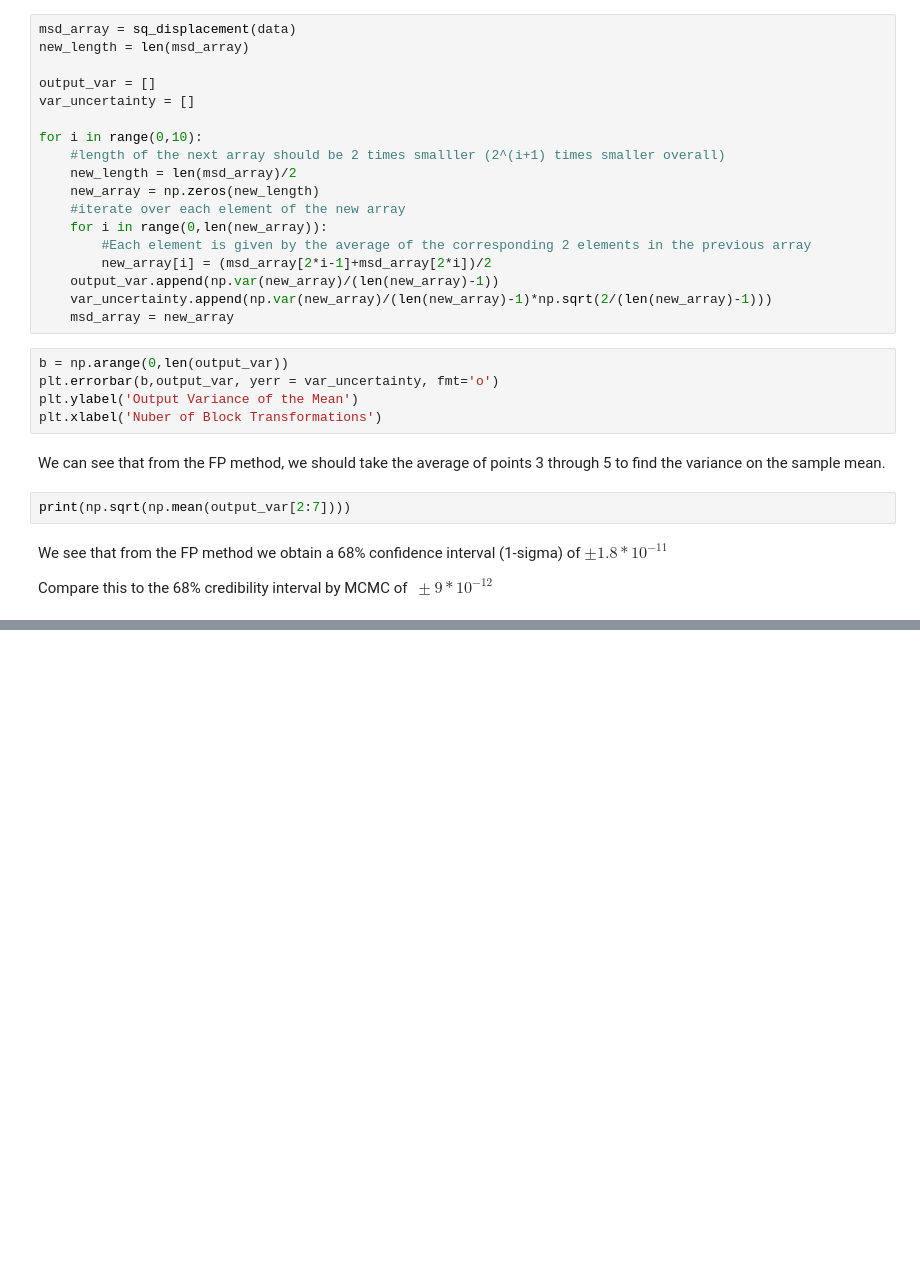
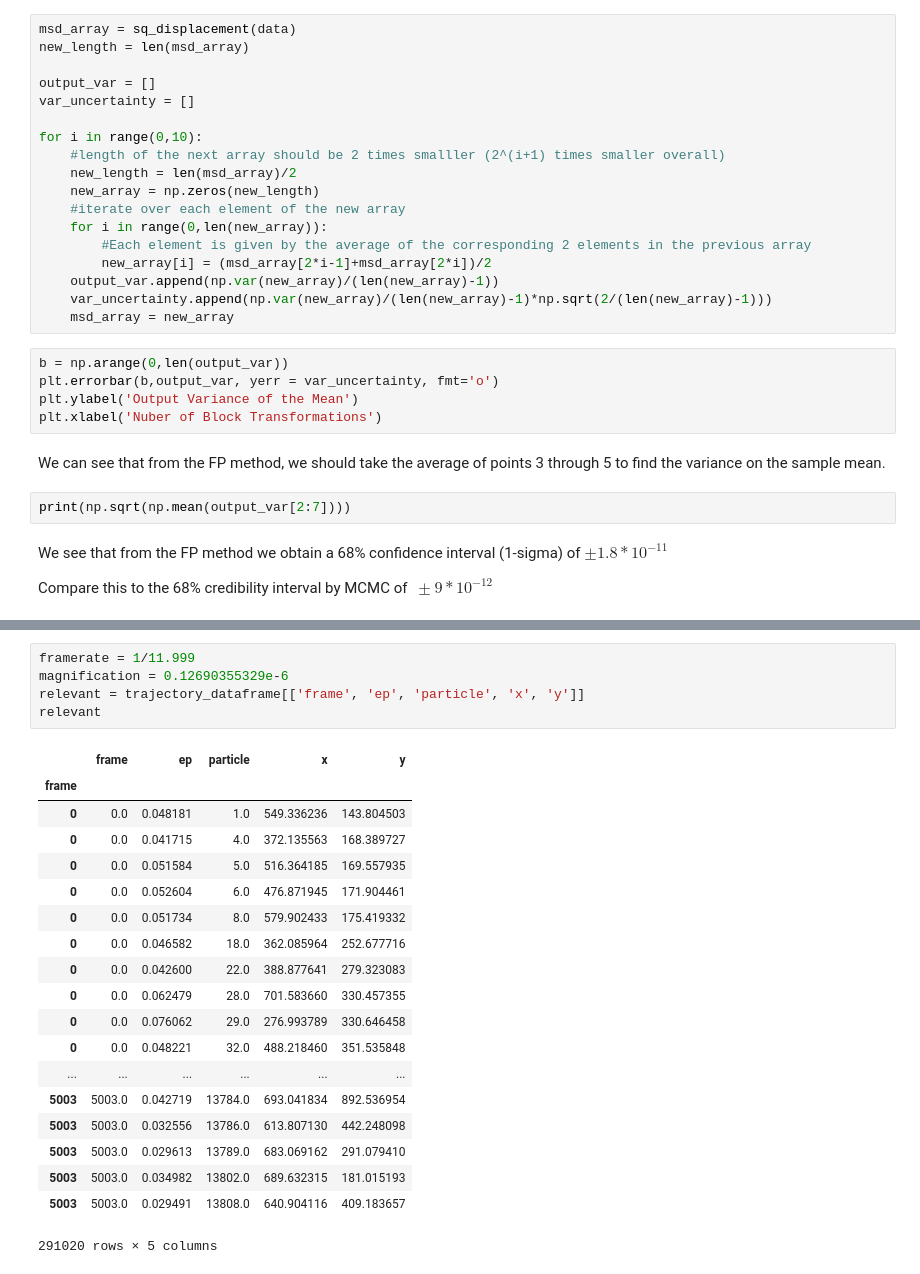
Before and after one commit to alanxzhou/Bayesian-Particle-Tracking, a Jupyter notebook: Tutorial.ipynb, the cells around one changed output, grey strips where cells are left out. Saved outputs shown, nothing was run; the diff lists cells and outputs as text; blank space fills up the shorter version.

```diff
--- a/Tutorial.ipynb
+++ b/Tutorial.ipynb
@@ -167,0 +223,25 @@ $$N_{ind, CGW} = 2\frac{N-n}{n}$$
+# %%
+framerate = 1/11.999
+magnification = 0.12690355329e-6
+relevant = trajectory_dataframe[['frame', 'ep', 'particle', 'x', 'y']]
+relevant
+# %% [output]
+|  | frame | ep | particle | x | y |
+| frame |  |  |  |  |  |
+| 0 | 0.0 | 0.048181 | 1.0 | 549.336236 | 143.804503 |
+| 0 | 0.0 | 0.041715 | 4.0 | 372.135563 | 168.389727 |
+| 0 | 0.0 | 0.051584 | 5.0 | 516.364185 | 169.557935 |
+| 0 | 0.0 | 0.052604 | 6.0 | 476.871945 | 171.904461 |
+| 0 | 0.0 | 0.051734 | 8.0 | 579.902433 | 175.419332 |
+| 0 | 0.0 | 0.046582 | 18.0 | 362.085964 | 252.677716 |
+| 0 | 0.0 | 0.042600 | 22.0 | 388.877641 | 279.323083 |
+| 0 | 0.0 | 0.062479 | 28.0 | 701.583660 | 330.457355 |
+| 0 | 0.0 | 0.076062 | 29.0 | 276.993789 | 330.646458 |
+| 0 | 0.0 | 0.048221 | 32.0 | 488.218460 | 351.535848 |
+| ... | ... | ... | ... | ... | ... |
+| 5003 | 5003.0 | 0.042719 | 13784.0 | 693.041834 | 892.536954 |
+| 5003 | 5003.0 | 0.032556 | 13786.0 | 613.807130 | 442.248098 |
+| 5003 | 5003.0 | 0.029613 | 13789.0 | 683.069162 | 291.079410 |
+| 5003 | 5003.0 | 0.034982 | 13802.0 | 689.632315 | 181.015193 |
+| 5003 | 5003.0 | 0.029491 | 13808.0 | 640.904116 | 409.183657 |
+291020 rows × 5 columns
```
Also changed, not shown: parts of 17 cells of this notebook, 5 other files.
